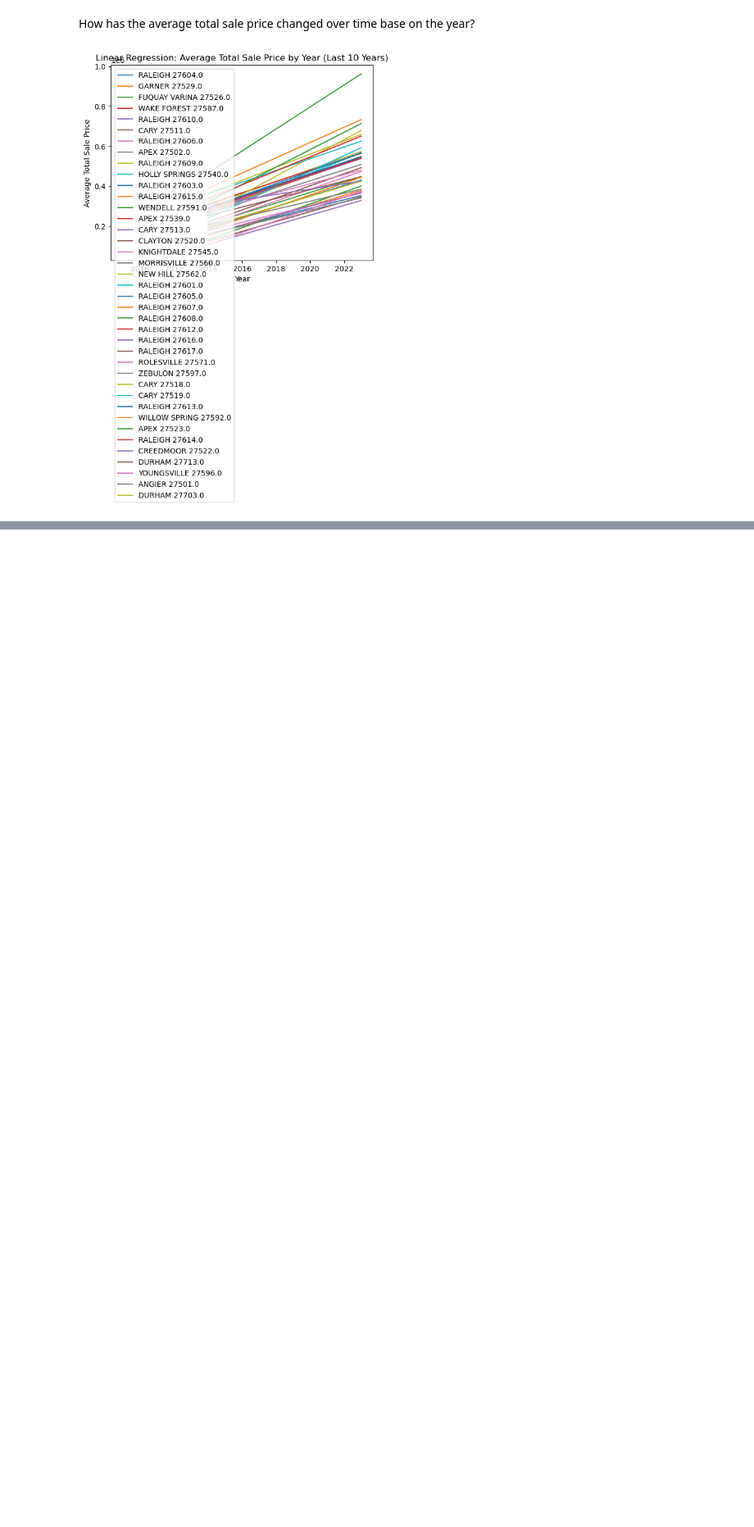
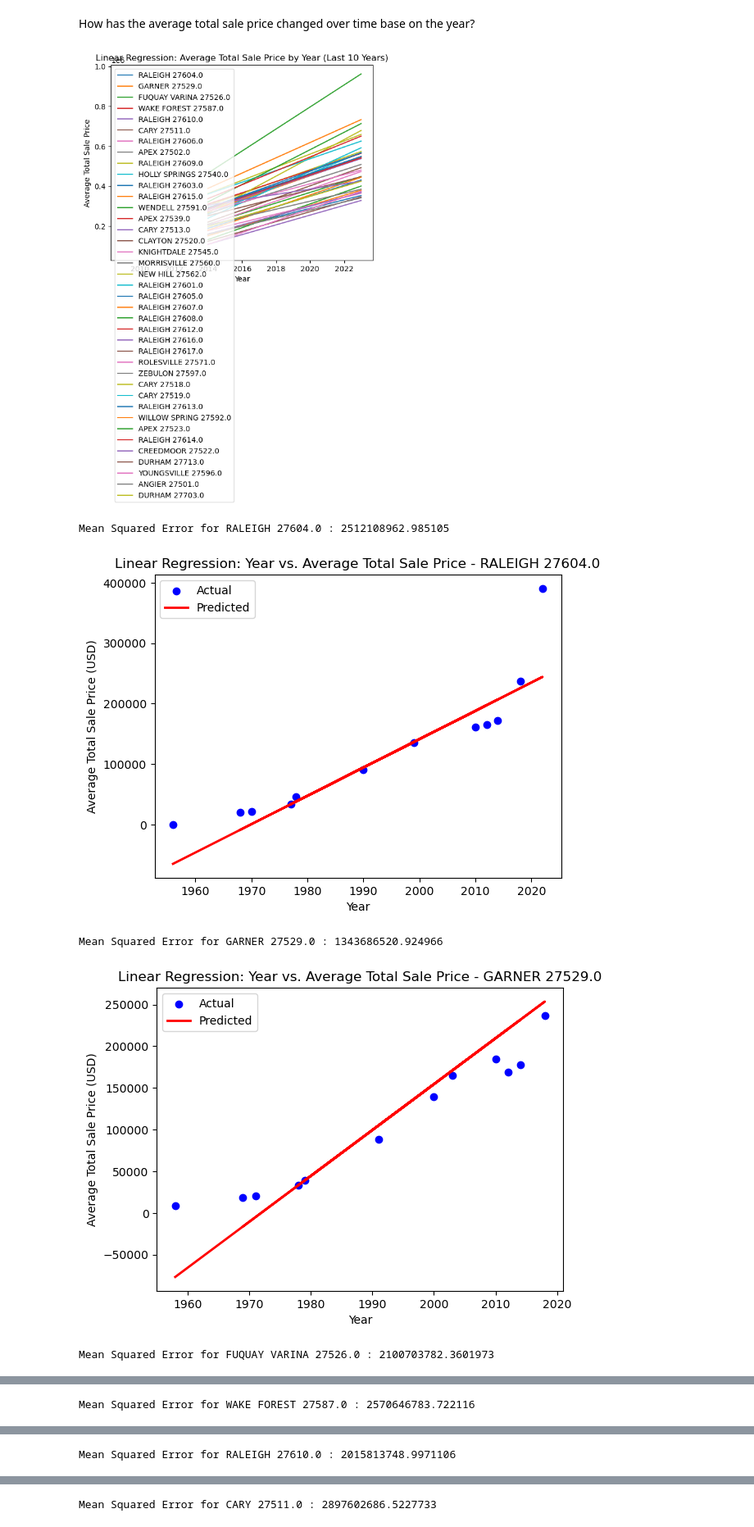
Before and after one commit to jkehm/Wake-County-Housing, a Jupyter notebook: linear regression.ipynb, the cells around one changed output, grey strips where cells are left out. Shown at 82% size. Cells and saved outputs as stored; diff of their text form; code cells hidden in the pictures; blank space fills up the shorter version.

Commit message:
updated the file . MC
showing the growth in sales

```diff
--- a/linear regression.ipynb
+++ b/linear regression.ipynb
@@ -161,2 +161,44 @@ plt.show()
 # %% [output]
 [figure]
+# %%
+city_zip_codes = grouped_data[['PHYSICAL_CITY', 'PHYSICAL_ZIP_CODE']].drop_duplicates()
+
+for _, row in city_zip_codes.iterrows():
+    city = row['PHYSICAL_CITY']
+    zip_code = row['PHYSICAL_ZIP_CODE']
+
+    # Filter the data for the specific city and zip code
+    filtered_data = grouped_data[(grouped_data['PHYSICAL_CITY'] == city) & (grouped_data['PHYSICAL_ZIP_CODE'] == zip_code)]
+
+    # Prepare the data
+    X = filtered_data['year'].values.reshape(-1, 1)
+    y = filtered_data['Total_sale_Price']
+
+    # Split the data into training and testing sets (optional if you have sufficient data)
+    X_train, X_test, y_train, y_test = train_test_split(X, y, test_size=0.2, random_state=42)
+
+    # Train the linear regression model
+    model = LinearRegression()
+    model.fit(X_train, y_train)
+
+    # Make predictions
+    y_pred = model.predict(X_test)
+
+    # Evaluate the model (optional if you have sufficient data)
+    mse = mean_squared_error(y_test, y_pred)
+    print("Mean Squared Error for", city, zip_code, ":", mse)
+
+    # Visualize the relationship with a line graph
+    plt.scatter(X_test, y_test, color='blue', label='Actual')
+    plt.plot(X_test, y_pred, color='red', linewidth=2, label='Predicted')
+    plt.xlabel('Year')
+    plt.ylabel('Average Total Sale Price (USD)')
+    plt.title('Linear Regression: Year vs. Average Total Sale Price - ' + city + ' ' + str(zip_code))
+    plt.legend()
+    plt.show()
+# %% [output]
+Mean Squared Error for RALEIGH 27604.0 : 2512108962.985105
+[figure, added]
+Mean Squared Error for GARNER 27529.0 : 1343686520.924966
+[figure, added]
+Mean Squared Error for FUQUAY VARINA 27526.0 : 2100703782.3601973
@@ -162,0 +206 @@ plt.show()
+Mean Squared Error for WAKE FOREST 27587.0 : 2570646783.722116
@@ -162,0 +208 @@ plt.show()
+Mean Squared Error for RALEIGH 27610.0 : 2015813748.9971106
@@ -162,0 +210 @@ plt.show()
+Mean Squared Error for CARY 27511.0 : 2897602686.5227733
```
Also changed, not shown: parts of 3 cells of this notebook.
